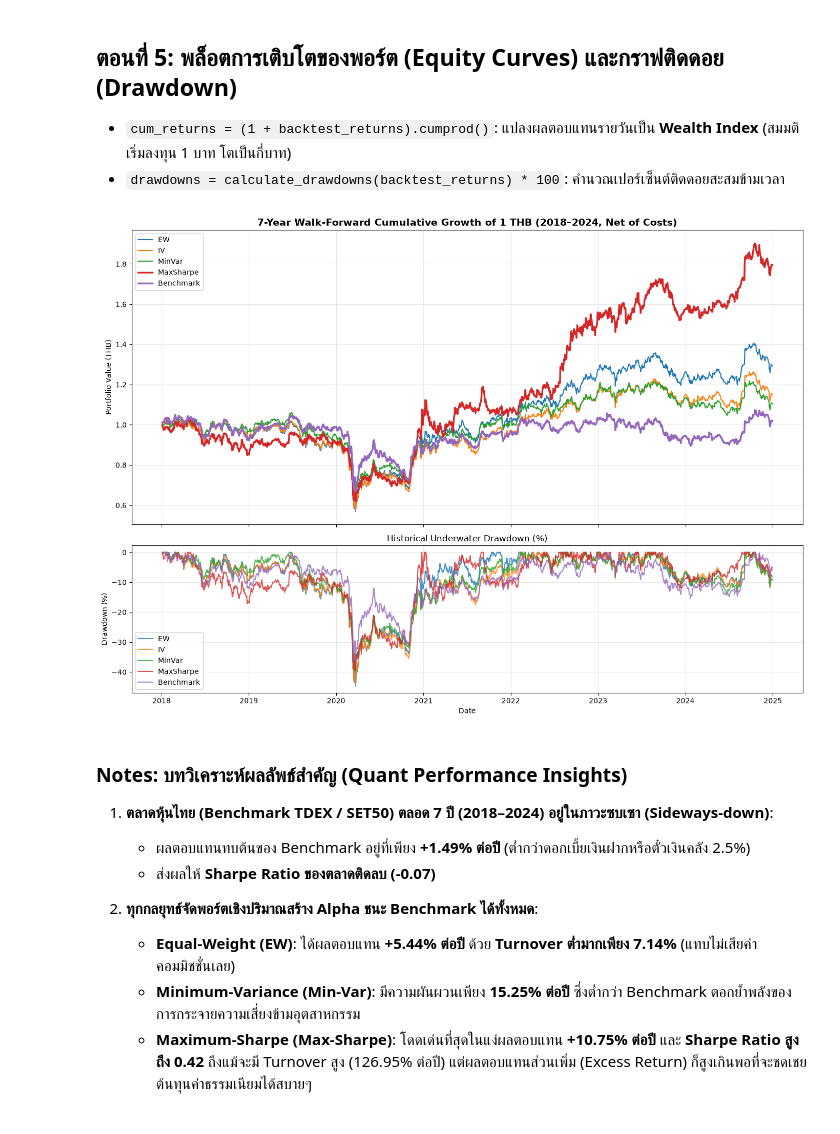
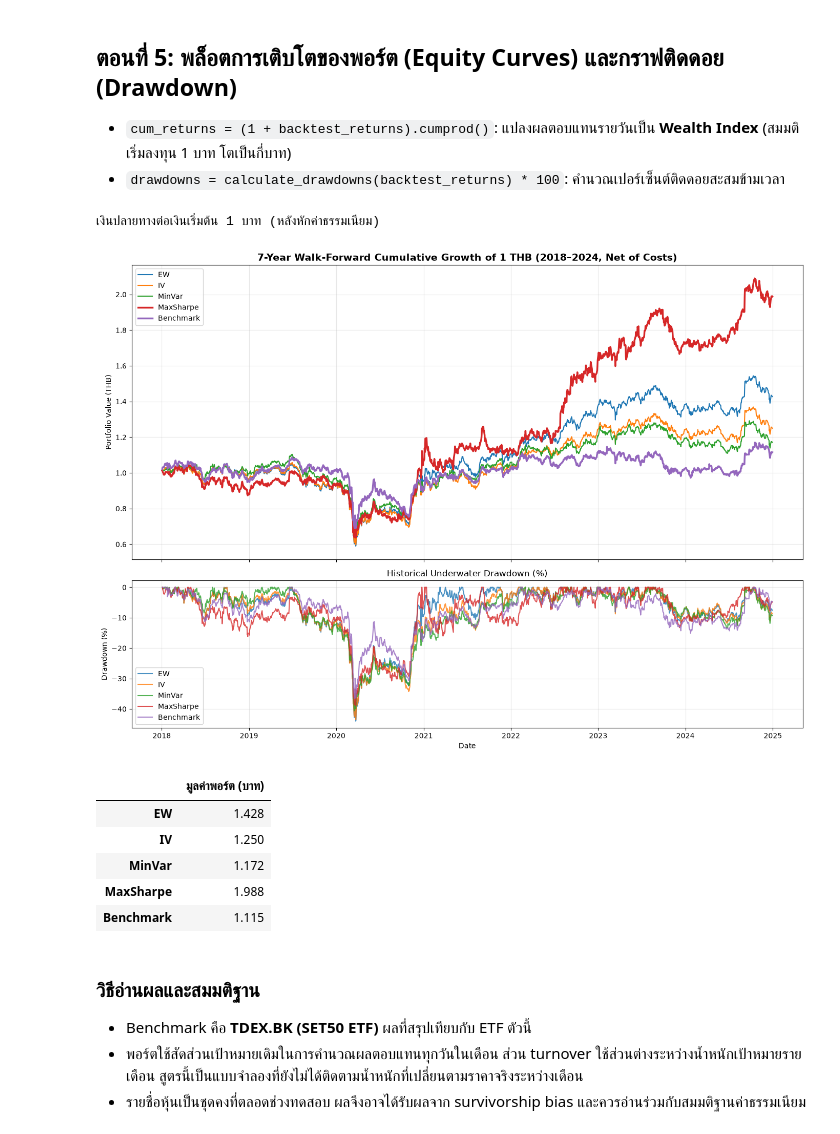
Before and after one commit to passavorn-limmeechokchai/Thai_Equity_Portfolio, a Jupyter notebook: notebooks/04_walk_forward_backtest.ipynb, the cells around one changed output. Saved outputs shown, nothing was run; the diff lists cells and outputs as text; code cells hidden in the pictures.

Commit message:
Complete Thai equity backtest, risk analysis, and Power BI report

```diff
--- a/notebooks/04_walk_forward_backtest.ipynb
+++ b/notebooks/04_walk_forward_backtest.ipynb
@@ -197,19 +202,21 @@ print(f"3. ค่าคอมมิชชั่นที่ต้องจ่า
 # %%
 # 1. คำนวณผลตอบแทนพอร์ตก่อนหักค่าธรรมเนียม
-port_daily_ret = (out_sample @ w).copy()
+gross_daily_ret = out_sample @ w
+port_daily_ret = gross_daily_ret.copy()
 ret_raw_day1 = port_daily_ret.iloc[0]
 
 # 2. หักค่าธรรมเนียมในวันทำการแรก
 port_daily_ret.iloc[0] -= cost
 ret_net_day1 = port_daily_ret.iloc[0]
 
-print("=== เปรียบเทียบผลตอบแทนวันแรก (2018-01-04) ===")
+print(f"=== เปรียบเทียบผลตอบแทนวันแรก ({port_daily_ret.index[0]:%Y-%m-%d}) ===")
 print(f"ก่อนหักค่าคอมฯ:  {ret_raw_day1*100:+.4f}%")
 print(f"หักค่าคอมฯ:     -{cost*100:.4f}%")
 print(f"สุทธิหลังหักคอมฯ: {ret_net_day1*100:+.4f}%")
 
 # ตารางแสดงผลตอบแทน 5 วันแรกของเดือน ม.ค. 2018
 df_show = pd.DataFrame({
+    "พอร์ต Min-Var ก่อนหัก (%)": gross_daily_ret * 100,
     "พอร์ต Min-Var สุทธิ (%)": port_daily_ret * 100,
     "Benchmark TDEX (%)": bench_returns.loc[out_sample.index] * 100
 }).round(4)
@@ -286,24 +293,23 @@ prev_weights = {s: np.zeros(stock_returns.shape[1]) for s in strategies}
 daily_portfolio_returns = {s: [] for s in strategies}
 daily_portfolio_returns["Benchmark"] = []
 monthly_turnovers = {s: [] for s in strategies}
-cost_rate = 0.0015  # 0.15% (15 bps)
+monthly_target_weights = []
+gross_portfolio_returns = {s: [] for s in strategies}
 
 print("กำลังรัน Walk-Forward Backtest 84 เดือน (2018-2024)...")
 
 # ลูปเลื่อน Rolling Window ทีละ 1 เดือน ทั้งหมด 84 เดือน
 for i in range(lookback_months, len(month_ends)):
     train_end = month_ends[i - 1]
-    train_start = month_ends[i - lookback_months]
     test_month = month_ends[i]
 
-    # 1. In-sample Slicing (ข้อมูลอดีตเท่านั้น ไม่แอบดูอนาคต)
-    in_sample = stock_returns.loc[train_start:train_end]
-
-    # 2. Out-of-sample Slicing (ผลตอบแทนจริงที่จะถือตลอดเดือนถัดไป)
-    out_sample = stock_returns.loc[train_end:test_month].iloc[1:]
-    bench_out = bench_returns.loc[train_end:test_month].iloc[1:]
-    if len(out_sample) == 0:
+    # ใช้กติกาเดียวกับตัวอย่าง ม.ค. แล้วเลือก benchmark จากวันเดียวกัน
+    in_sample, out_sample = get_monthly_windows(
+        stock_returns, train_end, test_month, lookback_months
+    )
+    if out_sample.empty:
         continue
+    bench_out = bench_returns.loc[out_sample.index]
 
     # 3. คำนวณหาน้ำหนักพอร์ตของแต่ละกลยุทธ์จาก In-sample Data
     weights = {
@@ -313,19 +319,31 @@ for i in range(lookback_months, len(month_ends)):
         "MaxSharpe": get_max_sharpe_weights(in_sample).values
     }
 
+    # เก็บน้ำหนักเป้าหมายชุดเดียวกับที่ใช้คำนวณผลตอบแทนเดือนนี้
+    monthly_target_weights.append(
+        pd.DataFrame(weights, index=out_sample.columns)
+        .rename_axis("ticker")
+        .reset_index()
+        .melt(id_vars="ticker", var_name="strategy", value_name="weight")
+        .assign(rebalance_date=out_sample.index[0])
+    )
+
     # 4. คำนวณ Turnover, หักต้นทุนการเทรด และคำนวณผลตอบแทนรายวัน
     for s in strategies:
         w = weights[s]
         # สูตร Turnover = 0.5 * sum(|w_t - w_{t-1}|)
         turnover = 0.5 * np.sum(np.abs(w - prev_weights[s]))
         monthly_turnovers[s].append(turnover)
+
         cost = turnover * cost_rate
         prev_weights[s] = w
 
         # ผลตอบแทนของพอร์ตรายวัน = ผลคูณของผลตอบแทนรายหุ้นกับน้ำหนัก
         port_daily_ret = (out_sample @ w).copy()
+        gross_portfolio_returns[s].append(port_daily_ret.copy())
         port_daily_ret.iloc[0] -= cost  # หักค่าคอมมิชชั่นวันแรกที่มีการ Rebalance
         daily_portfolio_returns[s].append(port_daily_ret)
+
 
     daily_portfolio_returns["Benchmark"].append(bench_out)
 
@@ -337,6 +355,10 @@ backtest_returns = pd.DataFrame({
 print("Backtest เสร็จสมบูรณ์!")
 print(f"ช่วงเวลาทดสอบจริง: {backtest_returns.index[0].strftime('%Y-%m-%d')} ถึง {backtest_returns.index[-1].strftime('%Y-%m-%d')}")
 print(f"จำนวนวันทำการทั้งหมด: {len(backtest_returns)} วันทำการ")
+print(f"จำนวนเดือนที่เก็บผล gross และ net: {len(gross_portfolio_returns['EW'])} และ {len(daily_portfolio_returns['EW'])}")
+print(f"จำนวนวันที่ซ้ำ: {backtest_returns.index.duplicated().sum()}")
+print("ตัวอย่างผลตอบแทนสุทธิรายวัน (%)")
+display((backtest_returns.head(3) * 100).round(4))
 # %% [output]
 กำลังรัน Walk-Forward Backtest 84 เดือน (2018-2024)...
 Backtest เสร็จสมบูรณ์!
@@ -391,41 +466,46 @@ display(summary_df)
 # %%
 # 1. คำนวณ Wealth Index และ Drawdown
 cum_returns = (1 + backtest_returns).cumprod()
 drawdowns = calculate_drawdowns(backtest_returns) * 100
 
 # 2. วาดกราฟ 2 หน้าต่าง (แผงบน: มูลค่าพอร์ต, แผงล่าง: Underwater Drawdown)
 fig, (ax1, ax2) = plt.subplots(2, 1, figsize=(14, 10), sharex=True, gridspec_kw={"height_ratios": [2, 1]})
 
 # แผงบน: เส้นการเติบโตสะสมของเงิน 1 บาท (Equity Curve)
 for col in cum_returns.columns:
     lw = 2.5 if col in ["MaxSharpe", "Benchmark"] else 1.5
     ax1.plot(cum_returns.index, cum_returns[col], label=col, linewidth=lw)
 ax1.set_title("7-Year Walk-Forward Cumulative Growth of 1 THB (2018–2024, Net of Costs)", fontsize=14, fontweight="bold")
 ax1.set_ylabel("Portfolio Value (THB)")
 ax1.grid(True, alpha=0.3)
 ax1.legend(loc="upper left")
 
 # แผงล่าง: กราฟ Underwater Drawdown (%)
 for col in drawdowns.columns:
     ax2.plot(drawdowns.index, drawdowns[col], label=col, alpha=0.8)
 ax2.set_title("Historical Underwater Drawdown (%)", fontsize=12)
 ax2.set_ylabel("Drawdown (%)")
 ax2.set_xlabel("Date")
 ax2.grid(True, alpha=0.3)
 ax2.legend(loc="lower left")
 
 plt.tight_layout()
 plt.show()
+
+print("เงินปลายทางต่อเงินเริ่มต้น 1 บาท (หลังหักค่าธรรมเนียม)")
+display(cum_returns.iloc[-1].rename("มูลค่าพอร์ต (บาท)").round(3).to_frame())
 # %% [output]
+เงินปลายทางต่อเงินเริ่มต้น 1 บาท (หลังหักค่าธรรมเนียม)
-[figure, old version]
+[figure, new version]
+|  | มูลค่าพอร์ต (บาท) |
+| EW | 1.428 |
+| IV | 1.250 |
+| MinVar | 1.172 |
+| MaxSharpe | 1.988 |
+| Benchmark | 1.115 |
 # %% [markdown]
-### Notes: บทวิเคราะห์ผลลัพธ์สำคัญ (Quant Performance Insights)
+### วิธีอ่านผลและสมมติฐาน
 
-1. **ตลาดหุ้นไทย (Benchmark TDEX / SET50) ตลอด 7 ปี (2018–2024) อยู่ในภาวะซบเซา (Sideways-down)**:
-   - ผลตอบแทนทบต้นของ Benchmark อยู่ที่เพียง **+1.49% ต่อปี** (ต่ำกว่าดอกเบี้ยเงินฝากหรือตั๋วเงินคลัง 2.5%)
-   - ส่งผลให้ **Sharpe Ratio ของตลาดติดลบ (-0.07)**
-
-2. **ทุกกลยุทธ์จัดพอร์ตเชิงปริมาณสร้าง Alpha ชนะ Benchmark ได้ทั้งหมด**:
-   - **Equal-Weight (EW)**: ได้ผลตอบแทน **+5.44% ต่อปี** ด้วย **Turnover ต่ำมากเพียง 7.14%** (แทบไม่เสียค่าคอมมิชชั่นเลย)
-   - **Minimum-Variance (Min-Var)**: มีความผันผวนเพียง **15.25% ต่อปี** ซึ่งต่ำกว่า Benchmark ตอกย้ำพลังของการกระจายความเสี่ยงข้ามอุตสาหกรรม
-   - **Maximum-Sharpe (Max-Sharpe)**: โดดเด่นที่สุดในแง่ผลตอบแทน **+10.75% ต่อปี** และ **Sharpe Ratio สูงถึง 0.42** ถึงแม้จะมี Turnover สูง (126.95% ต่อปี) แต่ผลตอบแทนส่วนเพิ่ม (Excess Return) ก็สูงเกินพอที่จะชดเชยต้นทุนค่าธรรมเนียมได้สบายๆ
+- Benchmark คือ **TDEX.BK (SET50 ETF)** ผลที่สรุปเทียบกับ ETF ตัวนี้
+- พอร์ตใช้สัดส่วนเป้าหมายเดิมในการคำนวณผลตอบแทนทุกวันในเดือน ส่วน turnover ใช้ส่วนต่างระหว่างน้ำหนักเป้าหมายรายเดือน สูตรนี้เป็นแบบจำลองที่ยังไม่ได้ติดตามน้ำหนักที่เปลี่ยนตามราคาจริงระหว่างเดือน
+- รายชื่อหุ้นเป็นชุดคงที่ตลอดช่วงทดสอบ ผลจึงอาจได้รับผลจาก survivorship bias และควรอ่านร่วมกับสมมติฐานค่าธรรมเนียม
```
Also changed, not shown: parts of 23 cells of this notebook, 11 other files.
